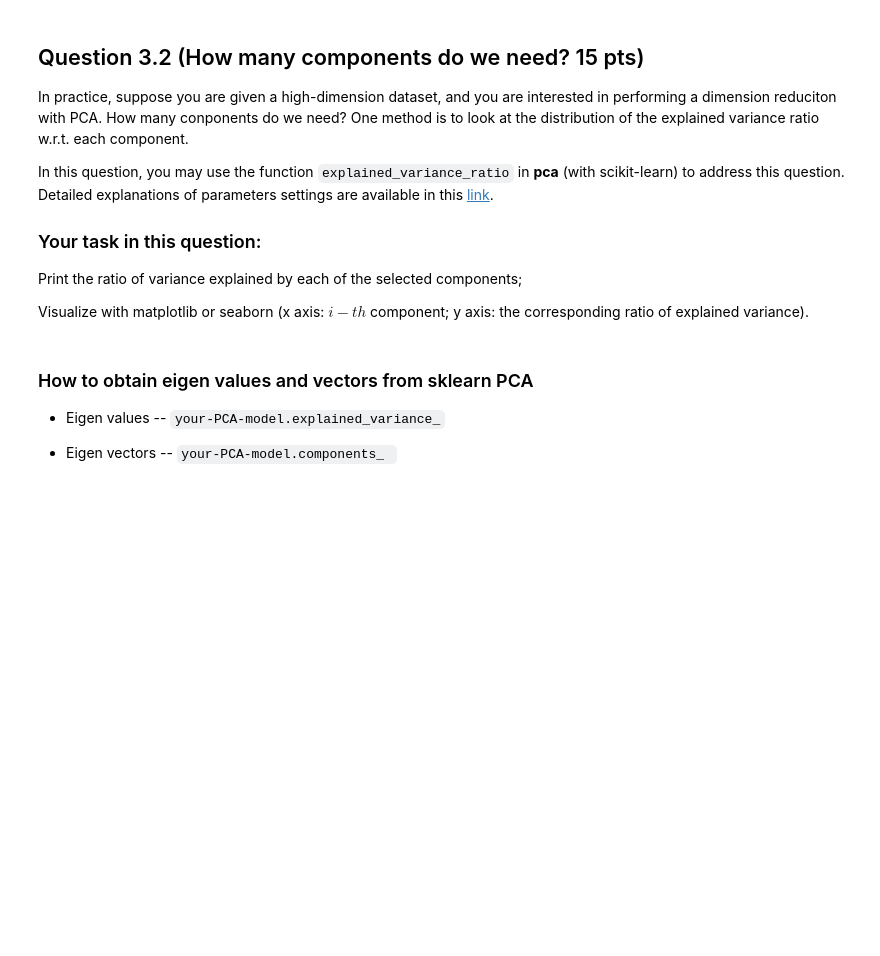
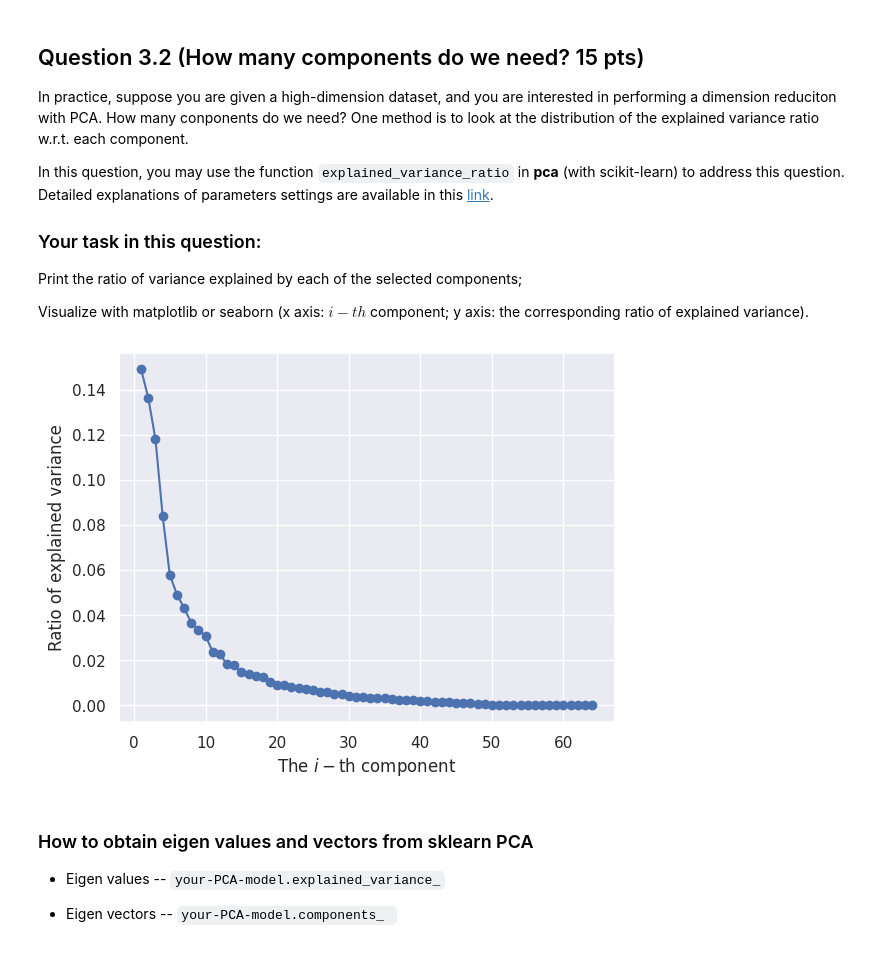
Before and after one commit to echao-03/assignments_242, a Jupyter notebook: Assignment2/Assignment2.ipynb, the cells around one changed output. Drawn from its saved outputs; the diff is of its cells as text; code cells hidden in the pictures; blank space fills up the shorter version.

```diff
--- a/Assignment2/Assignment2.ipynb
+++ b/Assignment2/Assignment2.ipynb
@@ -419,11 +417,21 @@ Visualize with matplotlib or seaborn (x axis: $i-th$ component; y axis: the corr
 # %%
 ################# Your answer for Question 3.2   #################
 
+newPCA = PCA()
+newPCA = newPCA.fit(data_digit.data)
 
+# Created X_Components so that the ith component can be graphed with the explained_variance_ratio
+X_Components = []
+for i in range(1, len(newPCA.explained_variance_ratio_) + 1):
+    X_Components.append(i)
 
+plt.plot(X_Components, newPCA.explained_variance_ratio_, marker='o')
 plt.xlabel('The $i-$th component')
 plt.ylabel('Ratio of explained variance')
+plt.show()
 ################# Complete the code above #################
+# %% [output]
+[figure, added]
 # %% [markdown]
 ### How to obtain eigen values and vectors from sklearn PCA
 
```
Also changed, not shown: parts of 10 cells of this notebook.
